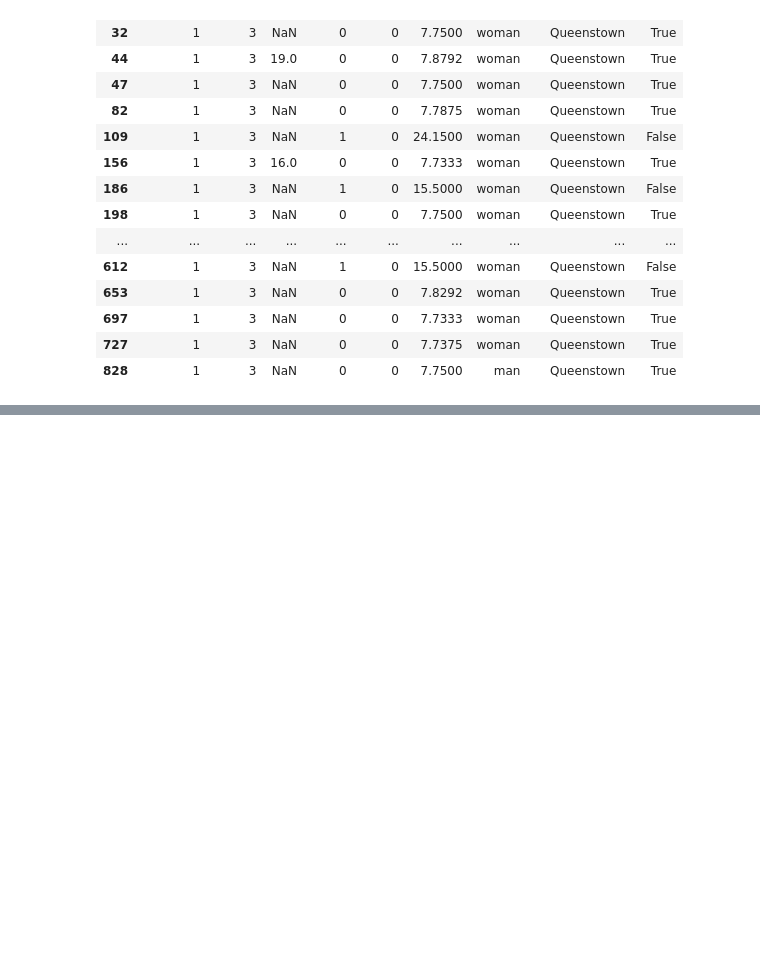
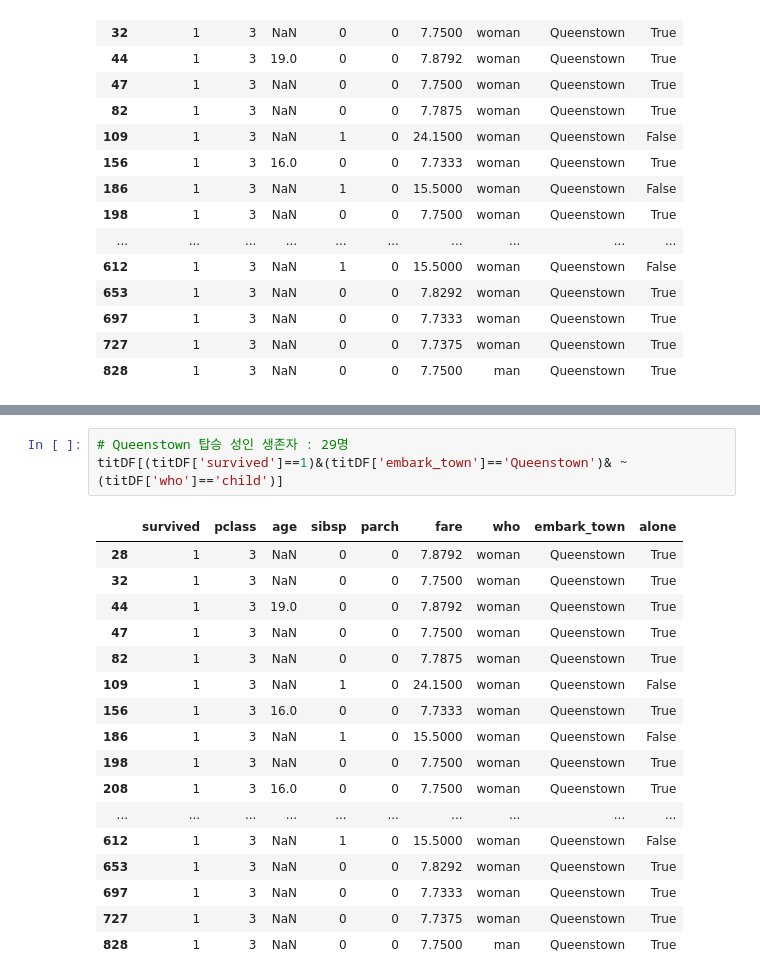
Before and after one commit to kinnhyunju/KDT, a Jupyter notebook: EX_PANDAS06/DAY04/work_김현주.ipynb, the cells around one changed output, grey strips where cells are left out. Cells and saved outputs as stored; diff of their text form; blank space fills up the shorter version.

```diff
--- a/EX_PANDAS06/DAY04/work_김현주.ipynb
+++ b/EX_PANDAS06/DAY04/work_김현주.ipynb
@@ -260,0 +304,21 @@ titDF[(titDF['survived']==1)&(titDF['embark_town']=='Queenstown')]
+# %%
+# Queenstown 탑승 성인 생존자 : 29명
+titDF[(titDF['survived']==1)&(titDF['embark_town']=='Queenstown')& ~(titDF['who']=='child')]
+# %% [output]
+|  | survived | pclass | age | sibsp | parch | fare | who | embark_town | alone |
+| 28 | 1 | 3 | NaN | 0 | 0 | 7.8792 | woman | Queenstown | True |
+| 32 | 1 | 3 | NaN | 0 | 0 | 7.7500 | woman | Queenstown | True |
+| 44 | 1 | 3 | 19.0 | 0 | 0 | 7.8792 | woman | Queenstown | True |
+| 47 | 1 | 3 | NaN | 0 | 0 | 7.7500 | woman | Queenstown | True |
+| 82 | 1 | 3 | NaN | 0 | 0 | 7.7875 | woman | Queenstown | True |
+| 109 | 1 | 3 | NaN | 1 | 0 | 24.1500 | woman | Queenstown | False |
+| 156 | 1 | 3 | 16.0 | 0 | 0 | 7.7333 | woman | Queenstown | True |
+| 186 | 1 | 3 | NaN | 1 | 0 | 15.5000 | woman | Queenstown | False |
+| 198 | 1 | 3 | NaN | 0 | 0 | 7.7500 | woman | Queenstown | True |
+| 208 | 1 | 3 | 16.0 | 0 | 0 | 7.7500 | woman | Queenstown | True |
+| ... | ... | ... | ... | ... | ... | ... | ... | ... | ... |
+| 612 | 1 | 3 | NaN | 1 | 0 | 15.5000 | woman | Queenstown | False |
+| 653 | 1 | 3 | NaN | 0 | 0 | 7.8292 | woman | Queenstown | True |
+| 697 | 1 | 3 | NaN | 0 | 0 | 7.7333 | woman | Queenstown | True |
+| 727 | 1 | 3 | NaN | 0 | 0 | 7.7375 | woman | Queenstown | True |
+| 828 | 1 | 3 | NaN | 0 | 0 | 7.7500 | man | Queenstown | True |
```
Also changed, not shown: parts of 13 cells of this notebook.
